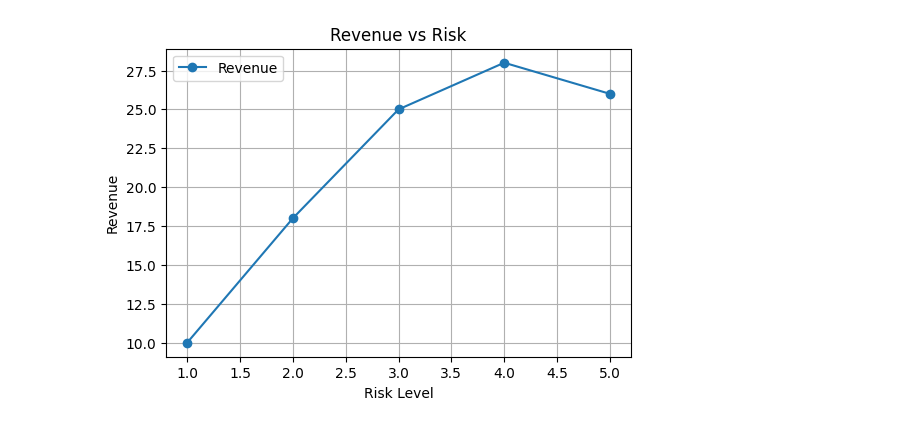
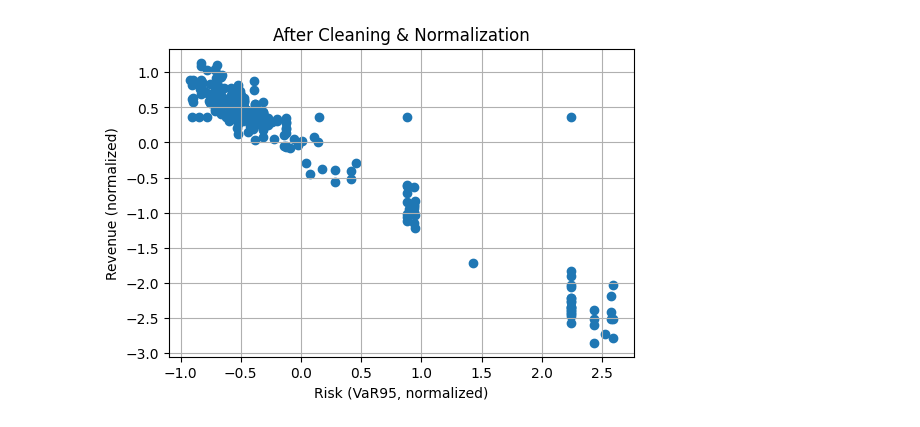
Before and after one commit to Kk2909/bootcamp_Khushi_Khanna, a Jupyter notebook: project/revenue_risk_model/notebooks/revenue_risk_model.ipynb, the cells around one changed output. Cells and saved outputs as stored; diff of their text form; code cells hidden in the pictures.

Commit message:
Revenue_risk(till stage 6)

```diff
--- a/project/revenue_risk_model/notebooks/revenue_risk_model.ipynb
+++ b/project/revenue_risk_model/notebooks/revenue_risk_model.ipynb
@@ -230,0 +557,32 @@ corr(risk, rev): 0.897
+# %%
+# Stage 6: applying cleaning & comparison
+from src.cleaning import fill_missing_median, drop_missing, normalize_data
+from datetime import datetime
+
+def ts(): return datetime.now().strftime("%Y%m%d-%H%M")
+
+# choose numeric columns to clean/scale
+num_cols = ["risk_index_var95", "revenue"]
+
+# pipeline: fill → drop (if too many NA) → scale
+clean1 = fill_missing_median(df, ["revenue"])
+clean2 = drop_missing(clean1, num_cols, thresh=0.9)   # keep rows with ≤90% NA in selected cols
+clean3 = normalize_data(clean2, num_cols)
+
+after = {
+    "shape": clean3.shape,
+    "na_counts": clean3.isna().sum().to_dict(),
+    "desc": clean3[num_cols].describe().to_dict(),
+}
+print("AFTER")
+print("Shape:", after["shape"])
+print("NA counts:", after["na_counts"])
+
+# save cleaned to processed
+from pathlib import Path
+CLEAN_PATH = Path(data_dir("processed")) / f"revrisk_var95_cleaned_{ts()}.parquet"
+clean3.to_parquet(CLEAN_PATH, index=False)
+print("Saved cleaned:", CLEAN_PATH)
+
+# quick peek
+clean3.head(3)
@@ -231,15 +598,12 @@ corr(risk, rev): 0.897
 # %%
-### Step 3.2 — Visualizing Revenue vs Risk
-
 import matplotlib.pyplot as plt
 
 plt.figure(figsize=(6,4))
-plt.plot(df["risk_level"], df["revenue"], marker="o", label="Revenue")
-plt.xlabel("Risk Level")
-plt.ylabel("Revenue")
-plt.title("Revenue vs Risk")
-plt.legend()
+plt.scatter(clean3["risk_index_var95"], clean3["revenue"])
+plt.xlabel("Risk (VaR95, normalized)")
+plt.ylabel("Revenue (normalized)")
+plt.title("After Cleaning & Normalization")
 plt.grid(True)
 plt.show()
 # %% [output]
-[figure, old version]
+[figure, new version]
```
Also changed, not shown: parts of 22 cells of this notebook, 5 other files.
